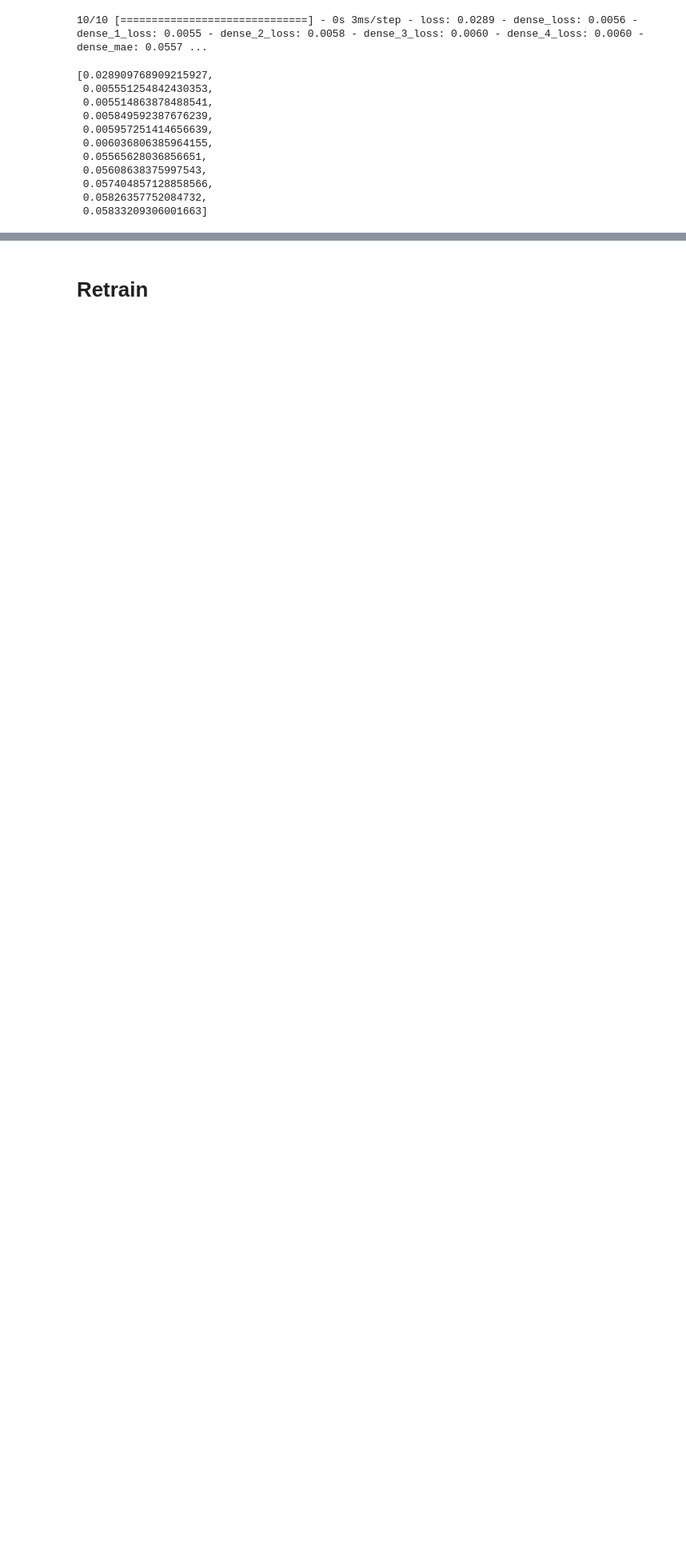
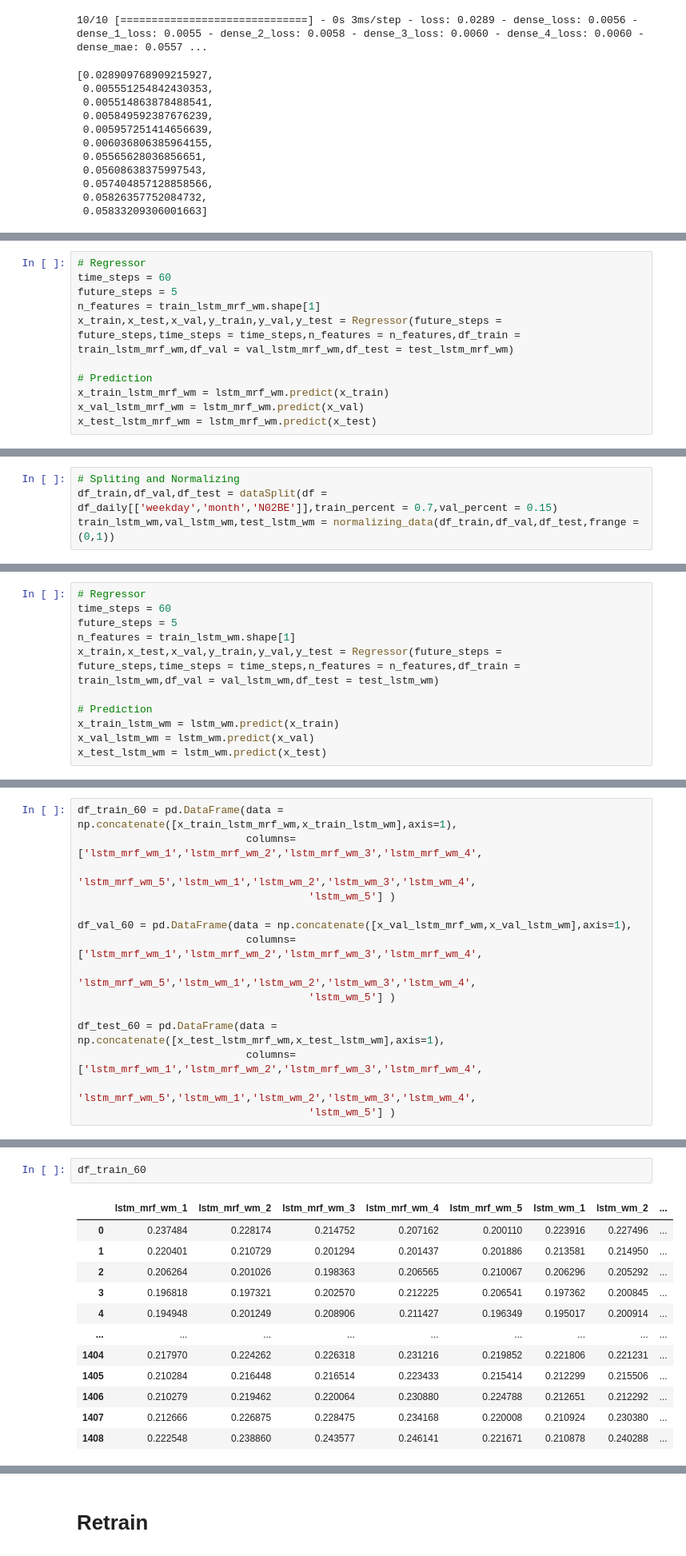
Before and after one commit to rtegao/Pharma-Sales, a Jupyter notebook: EsembleLearning/EsembleRNN.ipynb, the cells around one changed output, grey strips where cells are left out. Shown at 80% size. Saved outputs shown, nothing was run; the diff lists cells and outputs as text; blank space fills up the shorter version.

```diff
--- a/EsembleLearning/EsembleRNN.ipynb
+++ b/EsembleLearning/EsembleRNN.ipynb
@@ -1121,0 +1281,11 @@ model.evaluate([ input_1_test,input_2_test,input_3_test,input_4_test,input_5_tes
+# %%
+# Regressor
+time_steps = 60
+future_steps = 5
+n_features = train_lstm_mrf_wm.shape[1]
+x_train,x_test,x_val,y_train,y_val,y_test = Regressor(future_steps = future_steps,time_steps = time_steps,n_features = n_features,df_train = train_lstm_mrf_wm,df_val = val_lstm_mrf_wm,df_test = test_lstm_mrf_wm)
+
+# Prediction
+x_train_lstm_mrf_wm = lstm_mrf_wm.predict(x_train)
+x_val_lstm_mrf_wm = lstm_mrf_wm.predict(x_val)
+x_test_lstm_mrf_wm = lstm_mrf_wm.predict(x_test)
@@ -1121,0 +1298,4 @@ model.evaluate([ input_1_test,input_2_test,input_3_test,input_4_test,input_5_tes
+# %%
+# Spliting and Normalizing
+df_train,df_val,df_test = dataSplit(df = df_daily[['weekday','month','N02BE']],train_percent = 0.7,val_percent = 0.15)
+train_lstm_wm,val_lstm_wm,test_lstm_wm = normalizing_data(df_train,df_val,df_test,frange = (0,1))
@@ -1121,0 +1320,11 @@ model.evaluate([ input_1_test,input_2_test,input_3_test,input_4_test,input_5_tes
+# %%
+# Regressor
+time_steps = 60
+future_steps = 5
+n_features = train_lstm_wm.shape[1]
+x_train,x_test,x_val,y_train,y_val,y_test = Regressor(future_steps = future_steps,time_steps = time_steps,n_features = n_features,df_train = train_lstm_wm,df_val = val_lstm_wm,df_test = test_lstm_wm)
+
+# Prediction
+x_train_lstm_wm = lstm_wm.predict(x_train)
+x_val_lstm_wm = lstm_wm.predict(x_val)
+x_test_lstm_wm = lstm_wm.predict(x_test)
@@ -1121,0 +1337,15 @@ model.evaluate([ input_1_test,input_2_test,input_3_test,input_4_test,input_5_tes
+# %%
+df_train_60 = pd.DataFrame(data = np.concatenate([x_train_lstm_mrf_wm,x_train_lstm_wm],axis=1),
+                           columns= ['lstm_mrf_wm_1','lstm_mrf_wm_2','lstm_mrf_wm_3','lstm_mrf_wm_4',
+                                     'lstm_mrf_wm_5','lstm_wm_1','lstm_wm_2','lstm_wm_3','lstm_wm_4',
+                                     'lstm_wm_5'] )
+
+df_val_60 = pd.DataFrame(data = np.concatenate([x_val_lstm_mrf_wm,x_val_lstm_wm],axis=1),
+                           columns= ['lstm_mrf_wm_1','lstm_mrf_wm_2','lstm_mrf_wm_3','lstm_mrf_wm_4',
+                                     'lstm_mrf_wm_5','lstm_wm_1','lstm_wm_2','lstm_wm_3','lstm_wm_4',
+                                     'lstm_wm_5'] )
+
+df_test_60 = pd.DataFrame(data = np.concatenate([x_test_lstm_mrf_wm,x_test_lstm_wm],axis=1),
+                           columns= ['lstm_mrf_wm_1','lstm_mrf_wm_2','lstm_mrf_wm_3','lstm_mrf_wm_4',
+                                     'lstm_mrf_wm_5','lstm_wm_1','lstm_wm_2','lstm_wm_3','lstm_wm_4',
+                                     'lstm_wm_5'] )
@@ -1121,0 +1354,15 @@ model.evaluate([ input_1_test,input_2_test,input_3_test,input_4_test,input_5_tes
+# %%
+df_train_60
+# %% [output]
+|  | lstm_mrf_wm_1 | lstm_mrf_wm_2 | lstm_mrf_wm_3 | lstm_mrf_wm_4 | lstm_mrf_wm_5 | lstm_wm_1 | lstm_wm_2 | ... |
+| 0 | 0.237484 | 0.228174 | 0.214752 | 0.207162 | 0.200110 | 0.223916 | 0.227496 | ... |
+| 1 | 0.220401 | 0.210729 | 0.201294 | 0.201437 | 0.201886 | 0.213581 | 0.214950 | ... |
+| 2 | 0.206264 | 0.201026 | 0.198363 | 0.206565 | 0.210067 | 0.206296 | 0.205292 | ... |
+| 3 | 0.196818 | 0.197321 | 0.202570 | 0.212225 | 0.206541 | 0.197362 | 0.200845 | ... |
+| 4 | 0.194948 | 0.201249 | 0.208906 | 0.211427 | 0.196349 | 0.195017 | 0.200914 | ... |
+| ... | ... | ... | ... | ... | ... | ... | ... | ... |
+| 1404 | 0.217970 | 0.224262 | 0.226318 | 0.231216 | 0.219852 | 0.221806 | 0.221231 | ... |
+| 1405 | 0.210284 | 0.216448 | 0.216514 | 0.223433 | 0.215414 | 0.212299 | 0.215506 | ... |
+| 1406 | 0.210279 | 0.219462 | 0.220064 | 0.230880 | 0.224788 | 0.212651 | 0.212292 | ... |
+| 1407 | 0.212666 | 0.226875 | 0.228475 | 0.234168 | 0.220008 | 0.210924 | 0.230380 | ... |
+| 1408 | 0.222548 | 0.238860 | 0.243577 | 0.246141 | 0.221671 | 0.210878 | 0.240288 | ... |
```
Also changed, not shown: parts of 27 cells of this notebook.
